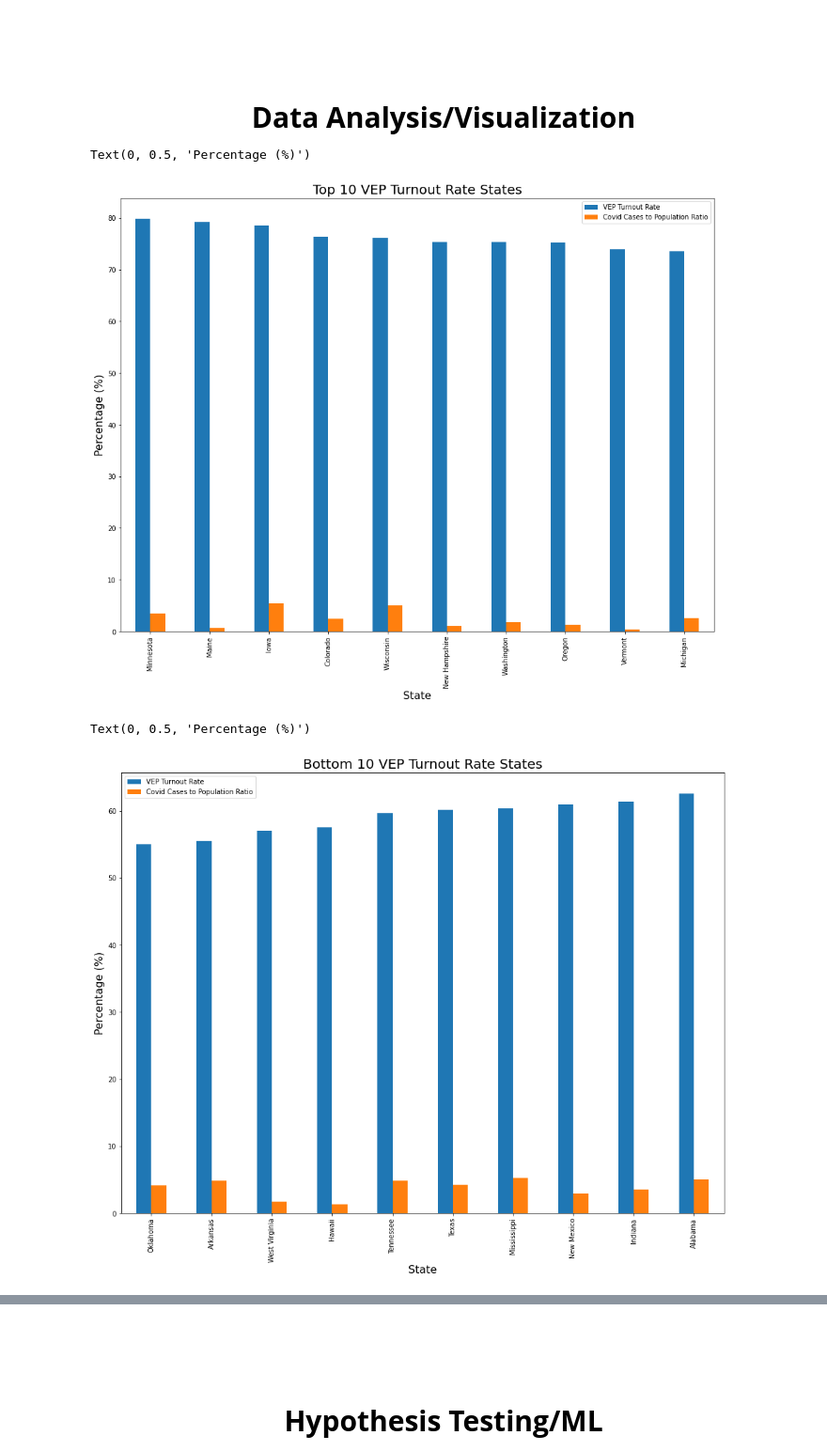
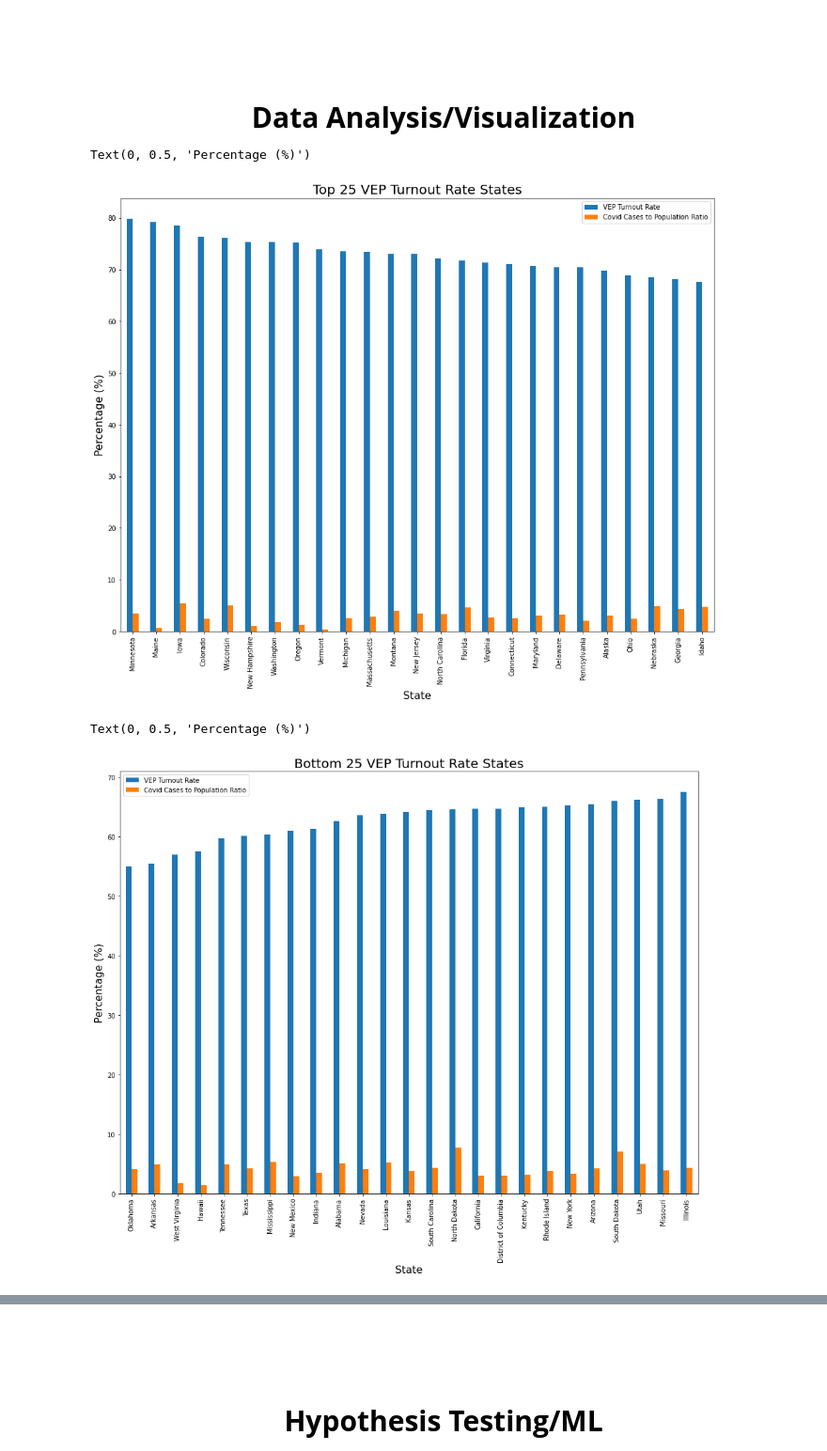
Before and after one commit to Nnaga1/COVID19-and-the-2020-election, a Jupyter notebook: final_tut.ipynb, the cells around one changed output, grey strips where cells are left out. Shown at 94% size. Cells and saved outputs as stored; diff of their text form; code cells hidden in the pictures.

```diff
--- a/final_tut.ipynb
+++ b/final_tut.ipynb
@@ -137,23 +137,23 @@ final_data
 #code for data analyis/visualization
 import matplotlib.pyplot as plt
 import seaborn as sb
-top10 = final_data.nlargest(10, 'VEP Turnout Rate')
-bottom10 = final_data.nsmallest(10, 'VEP Turnout Rate')
+top10 = final_data.nlargest(25, 'VEP Turnout Rate')
+bottom10 = final_data.nsmallest(25, 'VEP Turnout Rate')
 top10.set_index('State', inplace = True)
 top10[['VEP Turnout Rate', 'Covid Cases to Population Ratio']].plot(kind = 'bar', figsize =(16,12))
-plt.title('Top 10 VEP Turnout Rate States', fontsize = 20)
+plt.title('Top 25 VEP Turnout Rate States', fontsize = 20)
 plt.xlabel('State', fontsize=16)
 plt.ylabel('Percentage (%)', fontsize=16)
 # %% [output]
 Text(0, 0.5, 'Percentage (%)')
-[figure, old version]
+[figure, new version]
 # %%
-bottom10 = final_data.nsmallest(10, 'VEP Turnout Rate')
+bottom10 = final_data.nsmallest(25, 'VEP Turnout Rate')
 bottom10.set_index('State', inplace = True)
 bottom10[['VEP Turnout Rate', 'Covid Cases to Population Ratio']].plot(kind = 'bar', figsize =(16,12))
-plt.title('Bottom 10 VEP Turnout Rate States', fontsize = 20)
+plt.title('Bottom 25 VEP Turnout Rate States', fontsize = 20)
 plt.xlabel('State', fontsize=16)
 plt.ylabel('Percentage (%)', fontsize=16)
 # %% [output]
 Text(0, 0.5, 'Percentage (%)')
-[figure, old version]
+[figure, new version]
```
Also changed, not shown: parts of 3 cells of this notebook.
